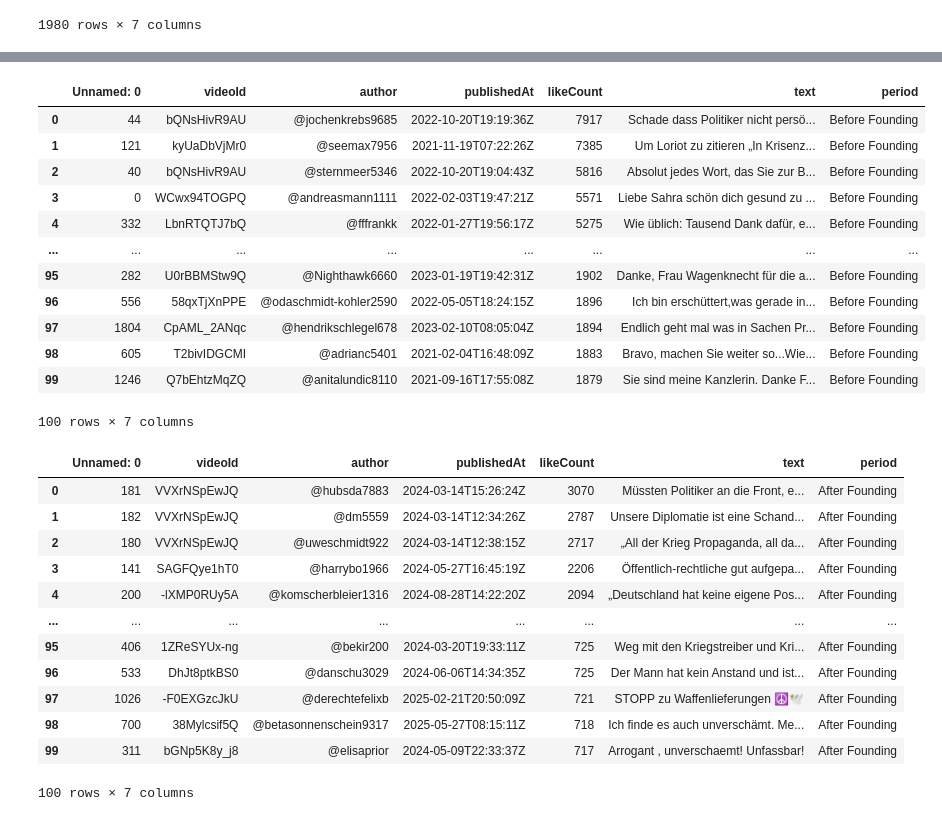
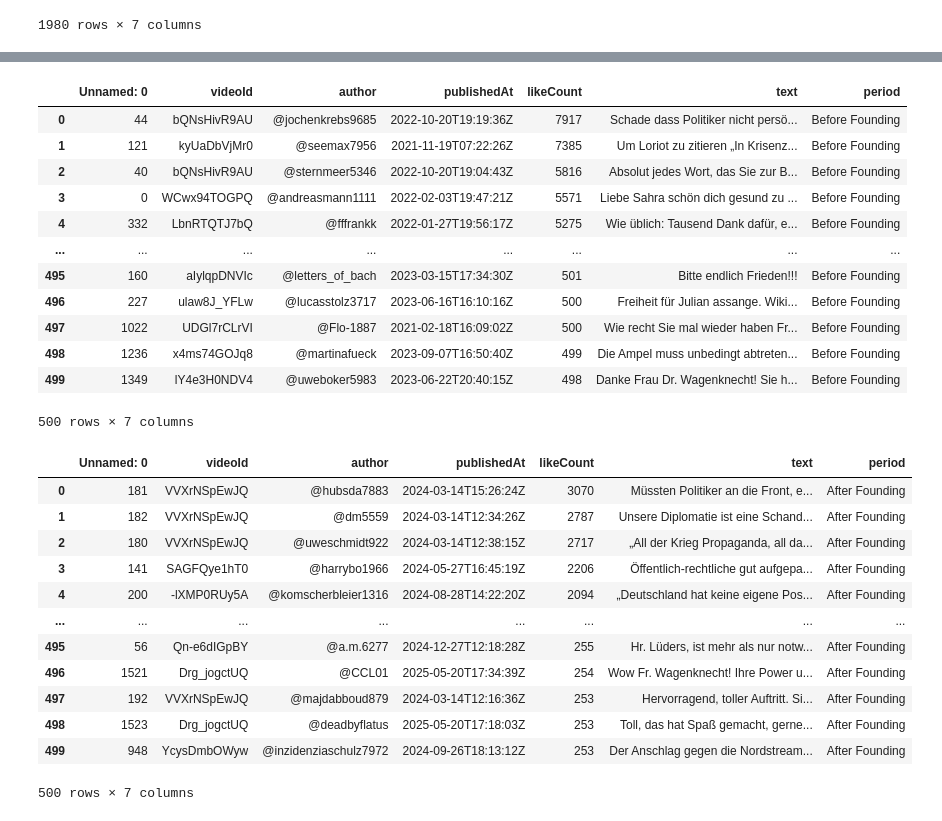
Before and after one commit to DataDivasCAU/DataDivas, a Jupyter notebook: quest 5/Data/SahraWagenknecht_Comments_Data_Work.ipynb, the cells around one changed output, grey strips where cells are left out. Cells and saved outputs as stored; diff of their text form; code cells hidden in the pictures.

```diff
--- a/quest 5/SahraWagenknecht_Comments_Data_Work.ipynb
+++ b/quest 5/Data/SahraWagenknecht_Comments_Data_Work.ipynb
@@ -37,24 +37,24 @@ df_Before
 2000 rows × 7 columns
 # %%
-df_Before_Popular = df_Before.sort_values(by='likeCount', ascending= False).head(100).reset_index(drop= True)
+df_Before_Popular = df_Before.sort_values(by='likeCount', ascending= False).head(500).reset_index(drop= True)
 df_Before_Popular.to_csv('Popular_Comments_Before.csv')
 df_Before_Popular
 # %% [output]
 |  | Unnamed: 0 | videoId | author | publishedAt | likeCount | text | period |
 | 0 | 44 | bQNsHivR9AU | @jochenkrebs9685 | 2022-10-20T19:19:36Z | 7917 | Schade dass Politiker nicht persö... | Before Founding |
 | 1 | 121 | kyUaDbVjMr0 | @seemax7956 | 2021-11-19T07:22:26Z | 7385 | Um Loriot zu zitieren „In Krisenz... | Before Founding |
 | 2 | 40 | bQNsHivR9AU | @sternmeer5346 | 2022-10-20T19:04:43Z | 5816 | Absolut jedes Wort, das Sie zur B... | Before Founding |
 | 3 | 0 | WCwx94TOGPQ | @andreasmann1111 | 2022-02-03T19:47:21Z | 5571 | Liebe Sahra schön dich gesund zu ... | Before Founding |
 | 4 | 332 | LbnRTQTJ7bQ | @fffrankk | 2022-01-27T19:56:17Z | 5275 | Wie üblich: Tausend Dank dafür, e... | Before Founding |
 | ... | ... | ... | ... | ... | ... | ... | ... |
-| 95 | 282 | U0rBBMStw9Q | @Nighthawk6660 | 2023-01-19T19:42:31Z | 1902 | Danke, Frau Wagenknecht für die a... | Before Founding |
-| 96 | 556 | 58qxTjXnPPE | @odaschmidt-kohler2590 | 2022-05-05T18:24:15Z | 1896 | Ich bin erschüttert,was gerade in... | Before Founding |
-| 97 | 1804 | CpAML_2ANqc | @hendrikschlegel678 | 2023-02-10T08:05:04Z | 1894 | Endlich geht mal was in Sachen Pr... | Before Founding |
-| 98 | 605 | T2bivIDGCMI | @adrianc5401 | 2021-02-04T16:48:09Z | 1883 | Bravo, machen Sie weiter so...Wie... | Before Founding |
-| 99 | 1246 | Q7bEhtzMqZQ | @anitalundic8110 | 2021-09-16T17:55:08Z | 1879 | Sie sind meine Kanzlerin. Danke F... | Before Founding |
+| 495 | 160 | aIylqpDNVIc | @letters_of_bach | 2023-03-15T17:34:30Z | 501 | Bitte endlich Frieden!!! | Before Founding |
+| 496 | 227 | ulaw8J_YFLw | @lucasstolz3717 | 2023-06-16T16:10:16Z | 500 | Freiheit für Julian assange. Wiki... | Before Founding |
+| 497 | 1022 | UDGl7rCLrVI | @Flo-1887 | 2021-02-18T16:09:02Z | 500 | Wie recht Sie mal wieder haben Fr... | Before Founding |
+| 498 | 1236 | x4ms74GOJq8 | @martinafueck | 2023-09-07T16:50:40Z | 499 | Die Ampel muss unbedingt abtreten... | Before Founding |
+| 499 | 1349 | lY4e3H0NDV4 | @uweboker5983 | 2023-06-22T20:40:15Z | 498 | Danke Frau Dr. Wagenknecht! Sie h... | Before Founding |
-100 rows × 7 columns
+500 rows × 7 columns
 # %%
-df_After_Popular = df_After.sort_values(by='likeCount', ascending= False).head(100).reset_index(drop= True)
+df_After_Popular = df_After.sort_values(by='likeCount', ascending= False).head(500).reset_index(drop= True)
 df_After_Popular.to_csv('Popular_Comments_After.csv')
 df_After_Popular
 # %% [output]
@@ -65,9 +65,9 @@ df_After_Popular
 | 3 | 141 | SAGFQye1hT0 | @harrybo1966 | 2024-05-27T16:45:19Z | 2206 | Öffentlich-rechtliche gut aufgepa... | After Founding |
 | 4 | 200 | -lXMP0RUy5A | @komscherbleier1316 | 2024-08-28T14:22:20Z | 2094 | „Deutschland hat keine eigene Pos... | After Founding |
 | ... | ... | ... | ... | ... | ... | ... | ... |
-| 95 | 406 | 1ZReSYUx-ng | @bekir200 | 2024-03-20T19:33:11Z | 725 | Weg mit den Kriegstreiber und Kri... | After Founding |
-| 96 | 533 | DhJt8ptkBS0 | @danschu3029 | 2024-06-06T14:34:35Z | 725 | Der Mann hat kein Anstand und ist... | After Founding |
-| 97 | 1026 | -F0EXGzcJkU | @derechtefelixb | 2025-02-21T20:50:09Z | 721 | STOPP zu Waffenlieferungen ☮️🕊️ | After Founding |
-| 98 | 700 | 38Mylcsif5Q | @betasonnenschein9317 | 2025-05-27T08:15:11Z | 718 | Ich finde es auch unverschämt. Me... | After Founding |
-| 99 | 311 | bGNp5K8y_j8 | @elisaprior | 2024-05-09T22:33:37Z | 717 | Arrogant , unverschaemt! Unfassbar! | After Founding |
+| 495 | 56 | Qn-e6dIGpBY | @a.m.6277 | 2024-12-27T12:18:28Z | 255 | Hr. Lüders, ist mehr als nur notw... | After Founding |
+| 496 | 1521 | Drg_jogctUQ | @CCL01 | 2025-05-20T17:34:39Z | 254 | Wow Fr. Wagenknecht! Ihre Power u... | After Founding |
+| 497 | 192 | VVXrNSpEwJQ | @majdabboud879 | 2024-03-14T12:16:36Z | 253 | Hervorragend, toller Auftritt. Si... | After Founding |
+| 498 | 1523 | Drg_jogctUQ | @deadbyflatus | 2025-05-20T17:18:03Z | 253 | Toll, das hat Spaß gemacht, gerne... | After Founding |
+| 499 | 948 | YcysDmbOWyw | @inzidenziaschulz7972 | 2024-09-26T18:13:12Z | 253 | Der Anschlag gegen die Nordstream... | After Founding |
-100 rows × 7 columns
+500 rows × 7 columns
```
Also changed, not shown: parts of 1 cell of this notebook, 28 other files.
